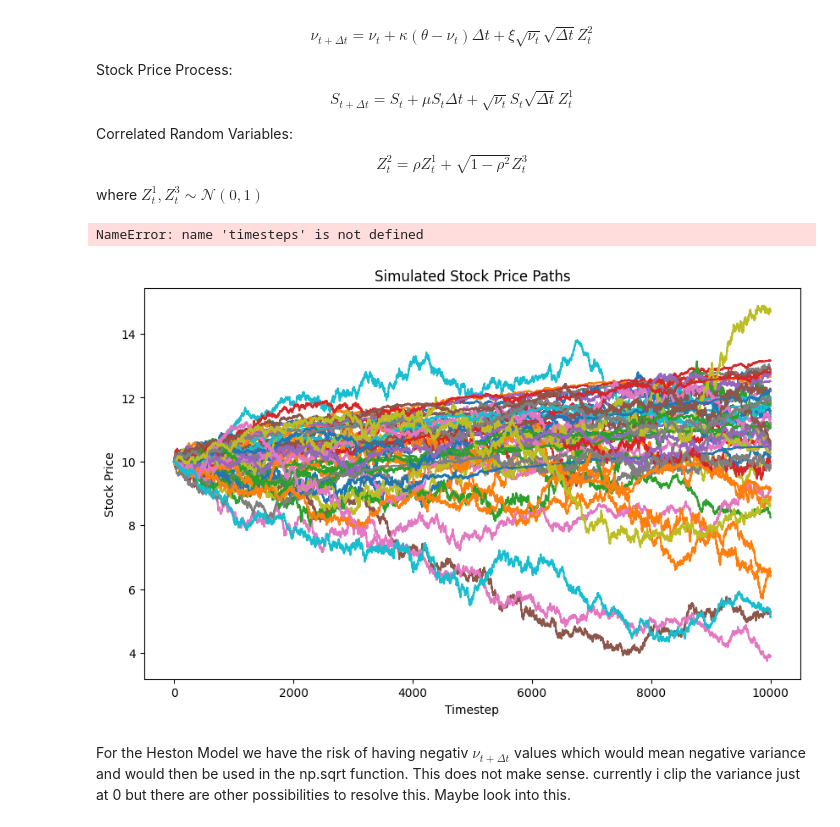
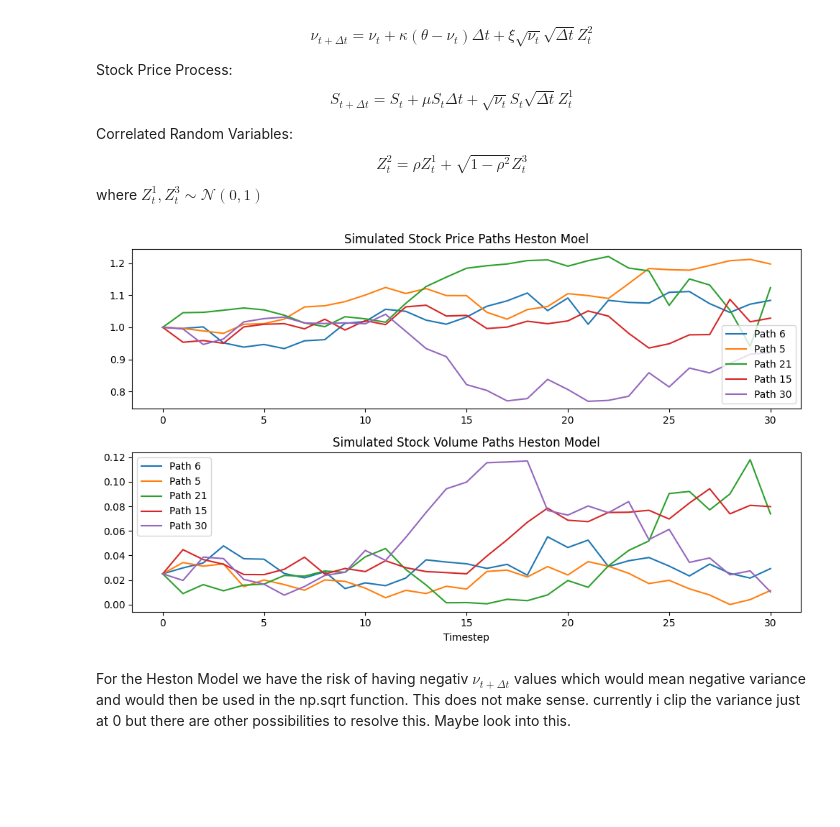
Before and after one commit to nhundo99/DeepFinance, a Jupyter notebook: project.ipynb, the cells around one changed output. Cells and saved outputs as stored; diff of their text form; code cells hidden in the pictures; blank space fills up the shorter version.

Commit message:
finished up the heston model and did some restructuring

```diff
--- a/project.ipynb
+++ b/project.ipynb
@@ -120,15 +132,13 @@ $$
 where $Z^1_t, Z^3_t \sim \mathcal{N}(0,1)$
 # %%
 # additional parameters and samples
-samples_Z_3 = np.random.normal(loc=0, scale=1, size=(N,timesteps))
+samples_Z_3 = np.random.normal(loc=0, scale=1, size=(m, N+1,R))
 
 xi = 0.35
 nu_0 = 0.025
 theta = 0.04
-kappa = 1
+kappa = 3
 rho = -0.7
-# %% [output]
-NameError: name 'timesteps' is not defined
 # %%
 samples_Z_2 = rho*samples_Z_1 + np.sqrt(1-rho**2)*samples_Z_3
 # %%
@@ -139,36 +149,42 @@ heston_price_paths[:,0] = S_0
 heston_vol_paths[:,0] = nu_0
 # %%
-for i in range(N):
-    log_S_t = np.log(S_0)
+for i in range(R):
     nu_t = nu_0
-    for t in range(timesteps):
-        sample_Z_2 = samples_Z_2[i, t]
-        sample_Z_1 = samples_Z_1[i, t]
+    S_t = S0
+    for j in range(N):
+        sample_Z_2 = samples_Z_2[0, j, i]
+        sample_Z_1 = samples_Z_1[0, j, i]
 
-        # Variance update (Euler-Maruyama)
-        new_nu = nu_t + kappa * (theta - nu_t) * delta_t + xi * np.sqrt(np.maximum(nu_t, 0)) * np.sqrt(delta_t) * sample_Z_2
+        # Variance update
+        new_nu = nu_t + kappa * (theta - nu_t) * T/N + xi * np.sqrt(np.maximum(nu_t, 0)) * np.sqrt(T/N) * sample_Z_2
         new_nu = np.maximum(new_nu, 0)  # Ensure non-negativity
 
-        # Log-price update
-        log_S_t += (mu - 0.5 * nu_t) * delta_t + np.sqrt(np.maximum(nu_t, 0)) * np.sqrt(delta_t) * sample_Z_1
-        new_value = np.exp(log_S_t)
+        S_t += mu * S_t * T/N + np.sqrt(nu_t) * S_t * np.sqrt(T/N) * sample_Z_1
 
-        heston_price_paths[i, t + 1] = new_value
-        heston_vol_paths[i, t + 1] = new_nu
+        heston_price_paths[0, j+1, i] = S_t
+        heston_vol_paths[0, j+1, i] = new_nu
 
         nu_t = new_nu
 # %%
 plt.figure(figsize=(10, 6))
-paths = np.random.choice(N, 50)
+paths = np.random.choice(N, 5)
+plt.subplot(2, 1, 1)
 for i in paths:
-    plt.plot(heston_price_paths[i])# , label=f'Path {i+1}')
+    plt.plot(heston_price_paths[0, :,i], label=f'Path {i+1}')
+plt.title('Simulated Stock Price Paths Heston Moel')
+plt.legend()
+
+plt.subplot(2, 1, 2)
+for i in paths:
+    plt.plot(heston_vol_paths[0, :,i] , label=f'Path {i+1}')
+plt.title('Simulated Stock Volume Paths Heston Model')
 plt.xlabel('Timestep')
-plt.ylabel('Stock Price')
-plt.title('Simulated Stock Price Paths')
-# plt.legend()
+plt.legend()
+
+plt.tight_layout()
 plt.show()
 # %% [output]
-[figure, old version]
+[figure, new version]
 # %% [markdown]
 For the Heston Model we have the risk of having negativ $\nu_{t + \Delta t}$ values which would mean negative variance and would then be used in the np.sqrt function. This does not make sense. currently i clip the variance just at 0 but there are other possibilities to resolve this. Maybe look into this.
 # %% [markdown]
```
Also changed, not shown: parts of 50 cells of this notebook.
